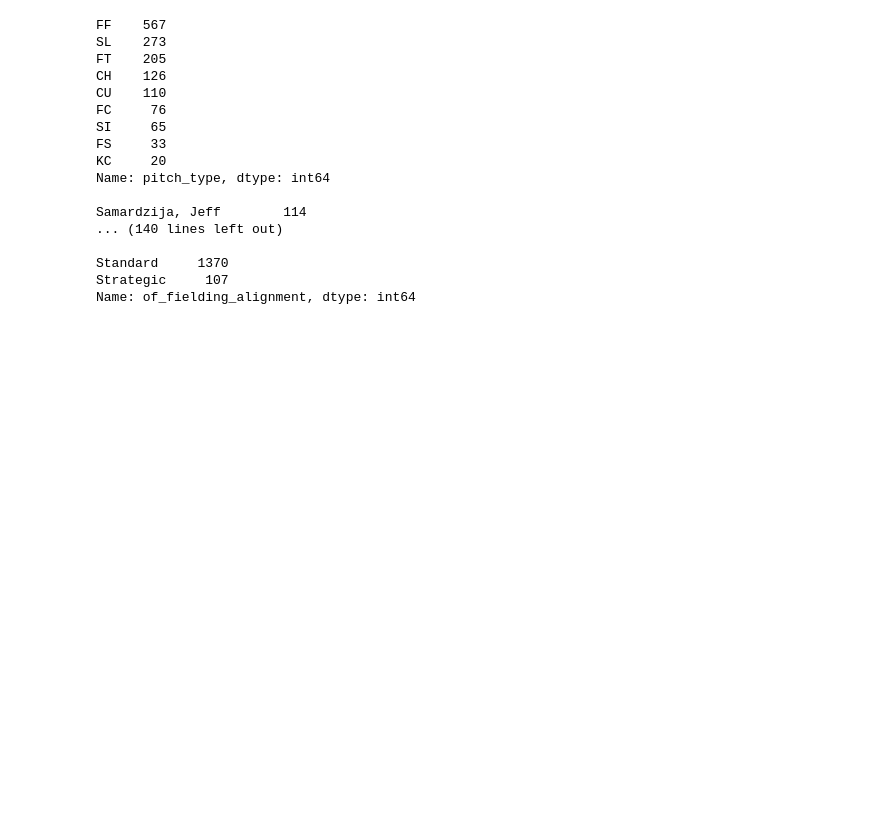
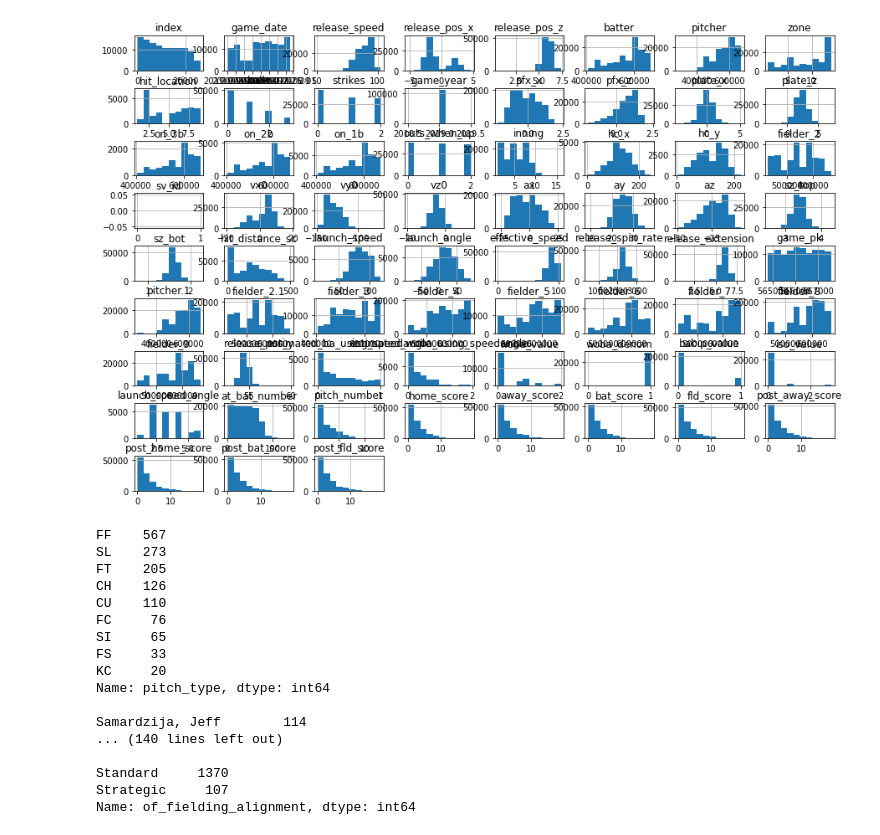
Before and after one commit to lligon4/Capstone2_Project, a Jupyter notebook: CS2_data_wrangling.ipynb, the cells around one changed output. Drawn from its saved outputs; the diff is of its cells as text; code cells hidden in the pictures; blank space fills up the shorter version.

```diff
--- a/CS2_data_wrangling.ipynb
+++ b/CS2_data_wrangling.ipynb
@@ -75,3 +241,8 @@ data.drop(columns=['umpire', 'spin_dir', 'tfs_deprecated', 'break_angle_deprecat
+# %%
+data.hist(figsize=(15,10))
+plt.subplots_adjust(hspace=.5);
+# %% [output]
+[figure, added]
 # %%
 objects = data.select_dtypes('object')
 # %%
```
Also changed, not shown: parts of 34 cells of this notebook.
